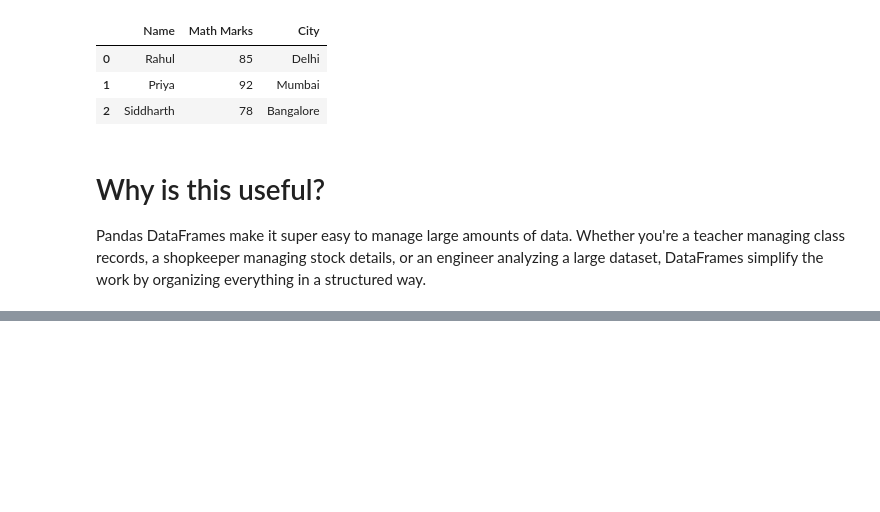
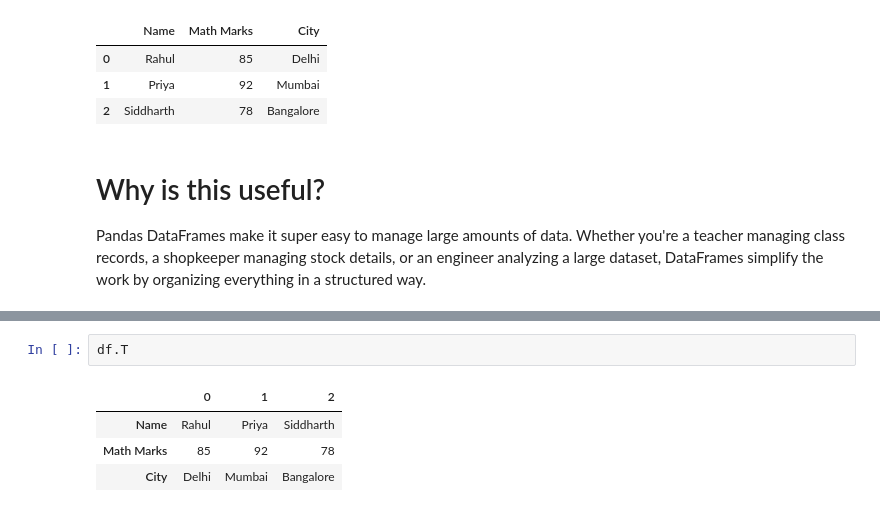
Before and after one commit to rubydamodar/The-Ultimate-Pandas-Bootcamp, a Jupyter notebook: Basic to Advance Data Frame/BtoA-Pandas-Dataframe.ipynb, the cells around one changed output, grey strips where cells are left out. Cells and saved outputs as stored; diff of their text form; blank space fills up the shorter version.

```diff
--- a/Basic to Advance Data Frame/BtoA-Pandas-Dataframe.ipynb
+++ b/Basic to Advance Data Frame/BtoA-Pandas-Dataframe.ipynb
@@ -81,0 +344,7 @@ Pandas DataFrames make it super easy to manage large amounts of data. Whether yo
+# %%
+df.T
+# %% [output]
+|  | 0 | 1 | 2 |
+| Name | Rahul | Priya | Siddharth |
+| Math Marks | 85 | 92 | 78 |
+| City | Delhi | Mumbai | Bangalore |
```
Also changed, not shown: parts of 64 cells of this notebook.
